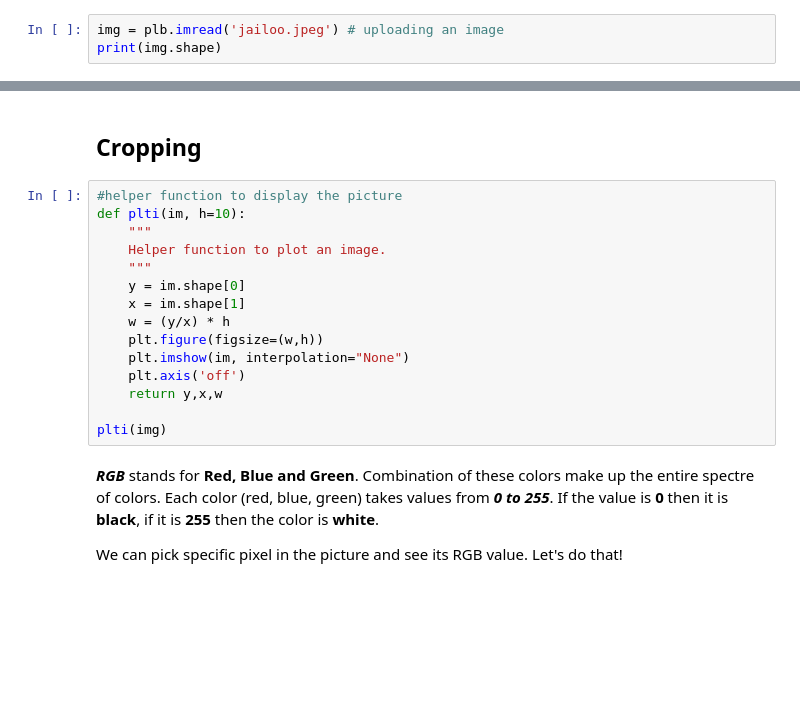
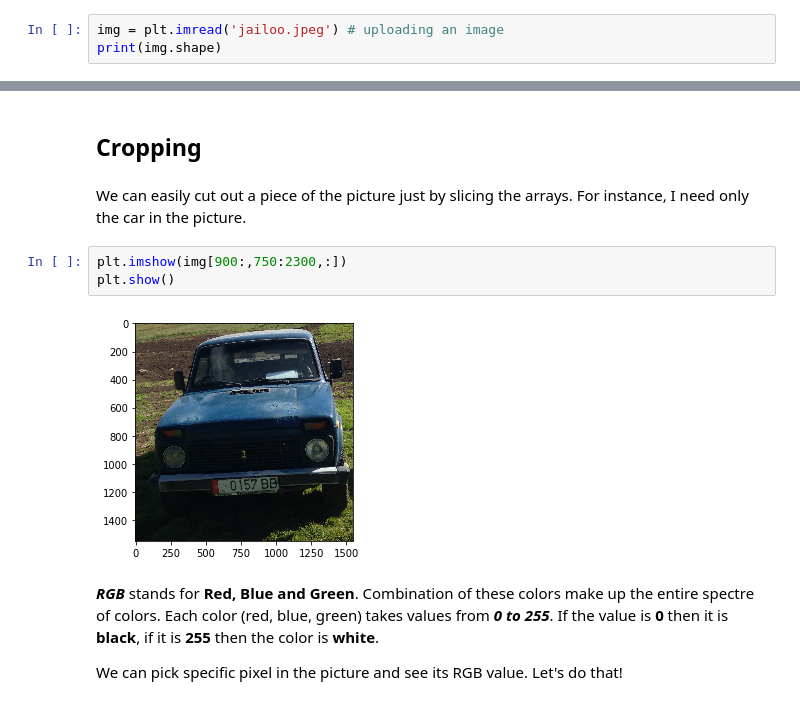
Before and after one commit to aabdygaziev/computer_vision101, a Jupyter notebook: image_preprocessing.ipynb, the cells around one changed output, grey strips where cells are left out. Saved outputs shown, nothing was run; the diff lists cells and outputs as text; blank space fills up the shorter version.

Commit message:
picture cropping

```diff
--- a/image_preprocessing.ipynb
+++ b/image_preprocessing.ipynb
@@ -12,5 +12,5 @@ import matplotlib.pylab as plb
 # %%
-img = plb.imread('jailoo.jpeg') # uploading an image
+img = plt.imread('jailoo.jpeg') # uploading an image
 print(img.shape)
 # %% [output]
 (2448, 3264, 3)
@@ -52,21 +52,13 @@ Max value of RGB 255
 Min value of RGB 0
 # %% [markdown]
 ## **Cropping**
-# %%
-#helper function to display the picture
-def plti(im, h=10):
-    """
-    Helper function to plot an image.
-    """
-    y = im.shape[0]
-    x = im.shape[1]
-    w = (y/x) * h
-    plt.figure(figsize=(w,h))
-    plt.imshow(im, interpolation="None")
-    plt.axis('off')
-    return y,x,w
-
-plti(img)
+# %% [markdown]
+We can easily cut out a piece of the picture just by slicing the arrays. For instance, I need only the car in the picture.
+# %%
+plt.imshow(img[900:,750:2300,:])
+plt.show()
+# %% [output]
+[figure, added]
 # %% [markdown]
 ***RGB*** stands for **Red, Blue and Green**. Combination of these colors make up the entire spectre of colors. Each color (red, blue, green) takes values from ***0 to 255***. If the value is **0** then it is **black**, if it is **255** then the color is **white**.
 
```
Also changed, not shown: parts of 6 cells of this notebook.
